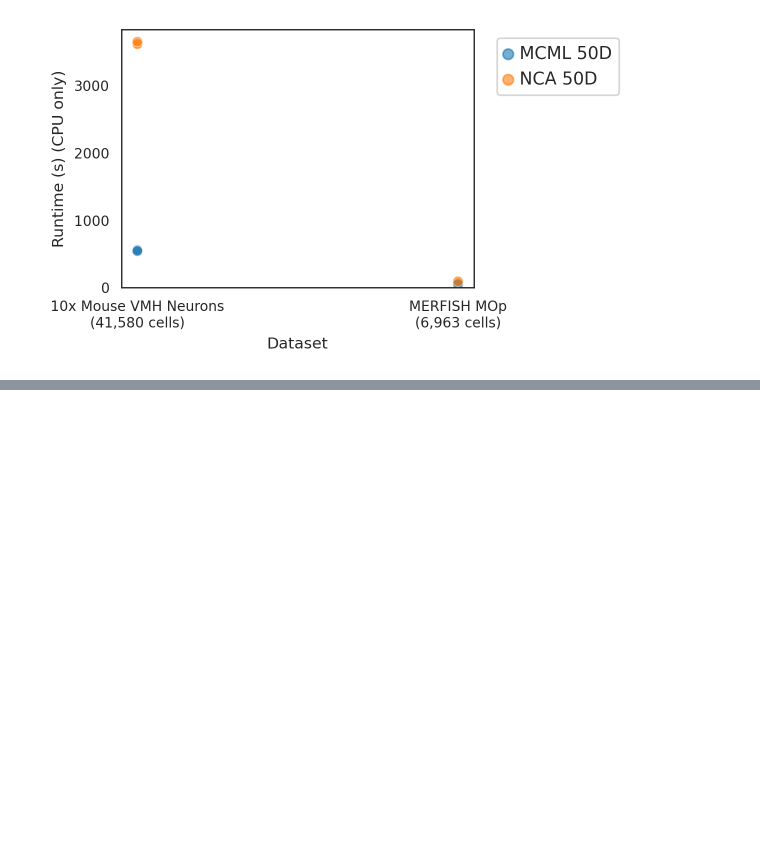
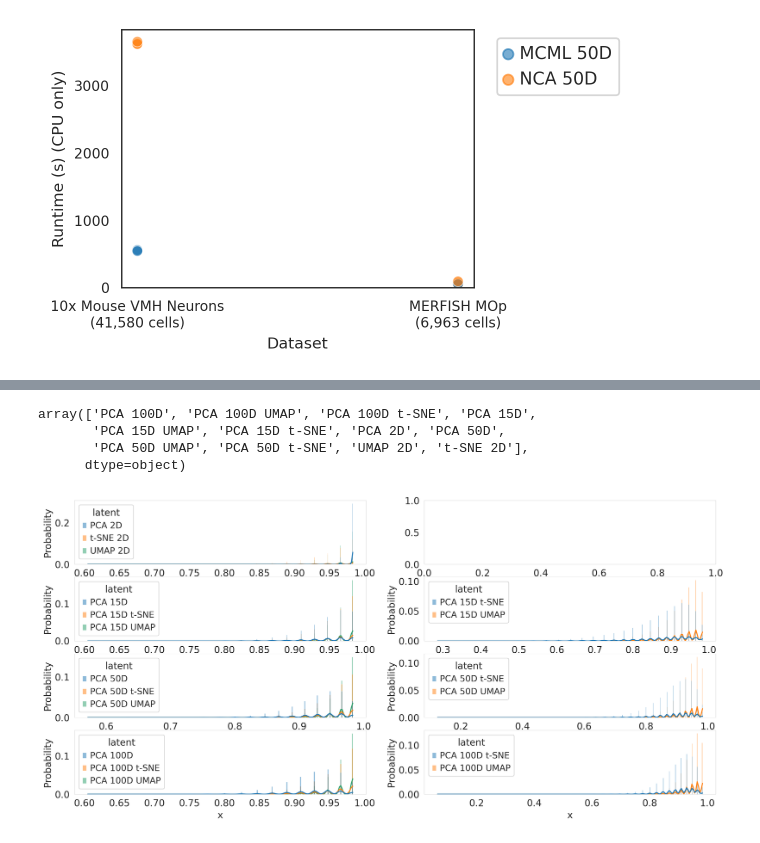
Before and after one commit to pachterlab/CBP_2021, a Jupyter notebook: notebooks/combinedFigurePlots.ipynb, the cells around one changed output, grey strips where cells are left out. Drawn from its saved outputs; the diff is of its cells as text; code cells hidden in the pictures; blank space fills up the shorter version.

```diff
--- a/notebooks/combinedFigurePlots.ipynb
+++ b/notebooks/combinedFigurePlots.ipynb
@@ -682,0 +801,14 @@ else:
+# %%
+exAmb = pd.read_csv(data_path+'/exAmb.csv')
+exPCAAmb = pd.read_csv(data_path+'/exPCAAmb.csv')
+
+merAmb = pd.read_csv(data_path+'/merAmb.csv')
+merPCAAmb = pd.read_csv(data_path+'/merPCAAmb.csv')
+
+tenxAmb = pd.read_csv(data_path+'/tenxAmb.csv')
+tenxPCAAmb = pd.read_csv(data_path+'/tenxPCAAmb.csv')
+
+smartAmb = pd.read_csv(data_path+'/smartAmb.csv')
+smartPCAAmb = pd.read_csv(data_path+'/smartPCAAmb.csv')
+
+tenxAmb.head()
@@ -682,0 +822,7 @@ else:
+# %%
+np.unique(tenxAmb.latent)
+# %% [output]
+array(['PCA 100D', 'PCA 100D UMAP', 'PCA 100D t-SNE', 'PCA 15D',
+       'PCA 15D UMAP', 'PCA 15D t-SNE', 'PCA 2D', 'PCA 50D',
+       'PCA 50D UMAP', 'PCA 50D t-SNE', 'UMAP 2D', 't-SNE 2D'],
+      dtype=object)
@@ -682,0 +853,28 @@ else:
+# %%
+#utero plots
+
+fig, ax = plt.subplots(nrows=4, ncols=2,figsize=(17,8))
+rows = ['2D','15D','50D','100D']
+#colNames = ['Variance (log)','Max/Min Ratio','Max/Min Ratio KNNs']
+#cols = ['LogVars','Ratio','RatioKNN']
+
+
+for i in range(len(rows)):
+  rowInds = [rows[i] in x for x in tenxAmb['latent']]
+  sub = tenxAmb[rowInds]
+
+  rowInds = [rows[i] in x for x in tenxPCAAmb['latent']]
+  subPCA = tenxPCAAmb[rowInds]
+
+
+
+  plotHists(ax[i,0],sub,'x' ,'latent',axisFontSize = 9,tickFontSize = 8)
+  plotHists(ax[i,1],subPCA,'x' ,'latent',axisFontSize = 9,tickFontSize = 8)
+
+
+
+
+#plt.xticks(fontsize=5)
+plt.show()
+# %% [output]
+[figure, added]
```
Also changed, not shown: parts of 16 cells of this notebook.
